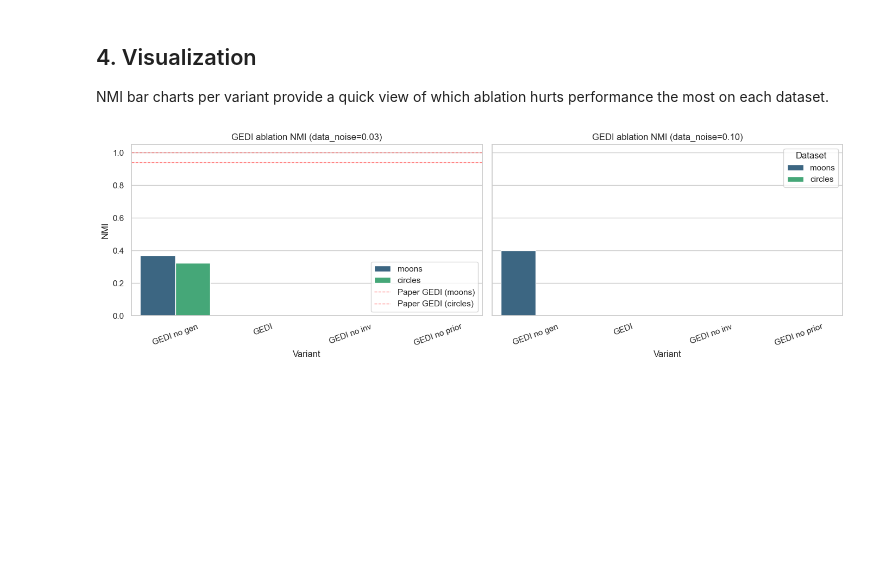
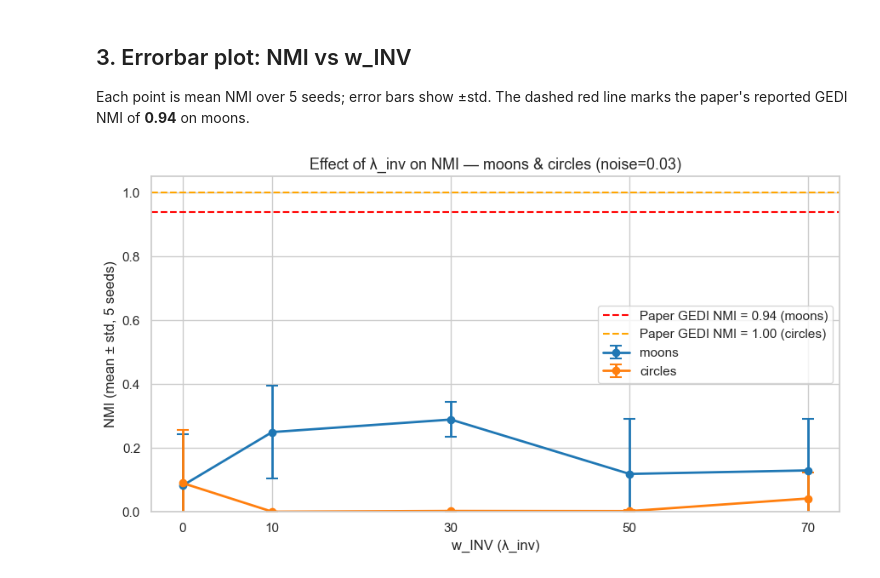
Before and after one commit to hvpng/GEDI---Lab-3, a Jupyter notebook: notebooks/02_ablation_study.ipynb, the cells around one changed output. Cells and saved outputs as stored; diff of their text form; code cells hidden in the pictures; blank space fills up the shorter version.

```diff
--- a/notebooks/02_ablation_study.ipynb
+++ b/notebooks/02_ablation_study.ipynb
@@ -185,47 +112,47 @@ Custom harder ablation setting (noise=0.10):
 # %% [markdown]
-## 4. Visualization
-NMI bar charts per variant provide a quick view of which ablation hurts performance the most on each dataset.
+## 3. Errorbar plot: NMI vs w_INV
+Each point is mean NMI over 5 seeds; error bars show ±std. The dashed red line marks the paper's reported GEDI NMI of **0.94** on moons.
 # %%
-plot_df = ablation_df.copy()
-plot_df['Variant'] = plot_df['Variant'].map({
-    'Full GEDI': 'GEDI',
-    'No L_GEN': 'GEDI no gen',
-    'No L_INV': 'GEDI no inv',
-    'No L_PRIOR': 'GEDI no prior',
-})
+fig, ax = plt.subplots(figsize=(9, 5))
 
-fig, axes = plt.subplots(1, 2, figsize=(14, 4.5), sharey=True)
-for ax, data_noise in zip(axes, [0.03, 0.10]):
-    sub = plot_df[np.isclose(plot_df['Data noise'], data_noise)]
-    sns.barplot(
-        data=sub,
-        x='Variant',
-        y='NMI',
-        hue='Dataset',
-        palette='viridis',
-        ax=ax,
+colors = {'moons': 'tab:blue', 'circles': 'tab:orange'}
+for dataset_name, color in colors.items():
+    sub = sweep_df[sweep_df['Dataset'] == dataset_name].sort_values('w_INV')
+    ax.errorbar(
+        sub['w_INV'],
+        sub['NMI_mean'],
+        yerr=sub['NMI_std'],
+        marker='o',
+        capsize=5,
+        capthick=1.5,
+        linewidth=2,
+        label=dataset_name,
+        color=color,
     )
-    ax.set_title(f'GEDI ablation NMI (data_noise={data_noise:.2f})')
-    ax.tick_params(axis='x', rotation=20)
 
-    if np.isclose(data_noise, 0.03):
-        paper_gedi_nmi = {'moons': 0.94, 'circles': 1.00}
-        for dataset, val in paper_gedi_nmi.items():
-            ax.axhline(
-                y=val,
-                color='red',
-                linestyle='--',
-                alpha=0.5,
-                linewidth=1,
-                label=f'Paper GEDI ({dataset})',
-            )
+ax.axhline(
+    y=0.94,
+    color='red',
+    linestyle='--',
+    linewidth=1.5,
+    label='Paper GEDI NMI = 0.94 (moons)',
+)
+ax.axhline(
+    y=1.00,
+    color='orange',
+    linestyle='--',
+    linewidth=1.5,
+    label='Paper GEDI NMI = 1.00 (circles)',
+)
 
-handles, labels = axes[0].get_legend_handles_labels()
-unique = dict(zip(labels, handles))
-axes[0].legend(unique.values(), unique.keys(), loc='best')
-
+ax.set_xlabel('w_INV (λ_inv)', fontsize=12)
+ax.set_ylabel('NMI (mean ± std, 5 seeds)', fontsize=12)
+ax.set_title('Effect of λ_inv on NMI — moons & circles (noise=0.03)', fontsize=13)
+ax.set_xticks(W_INV_VALUES)
+ax.set_ylim(0, 1.05)
+ax.legend()
 plt.tight_layout()
 plt.show()
 # %% [output]
-[figure, old version]
+[figure, new version]
 # %% [markdown]
```
Also changed, not shown: parts of 7 cells of this notebook, 8 other files.
